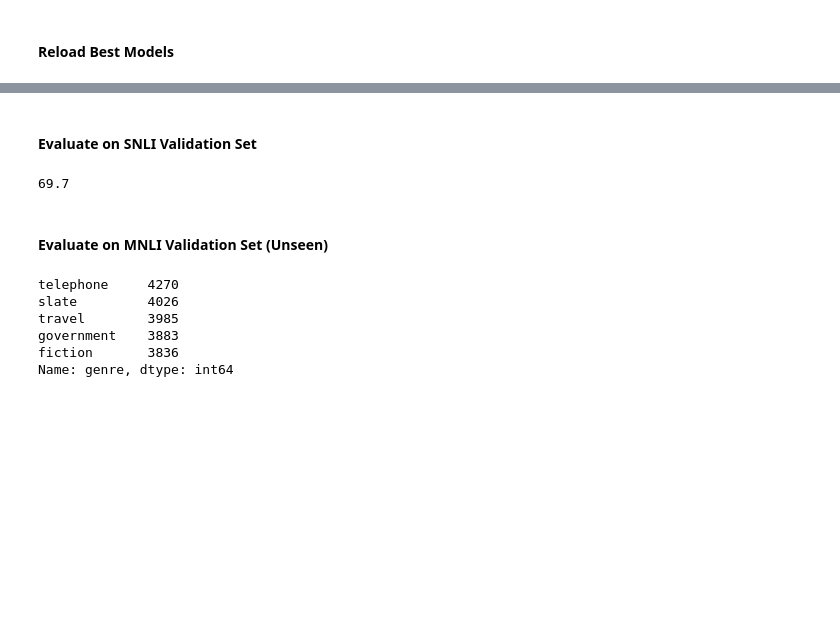
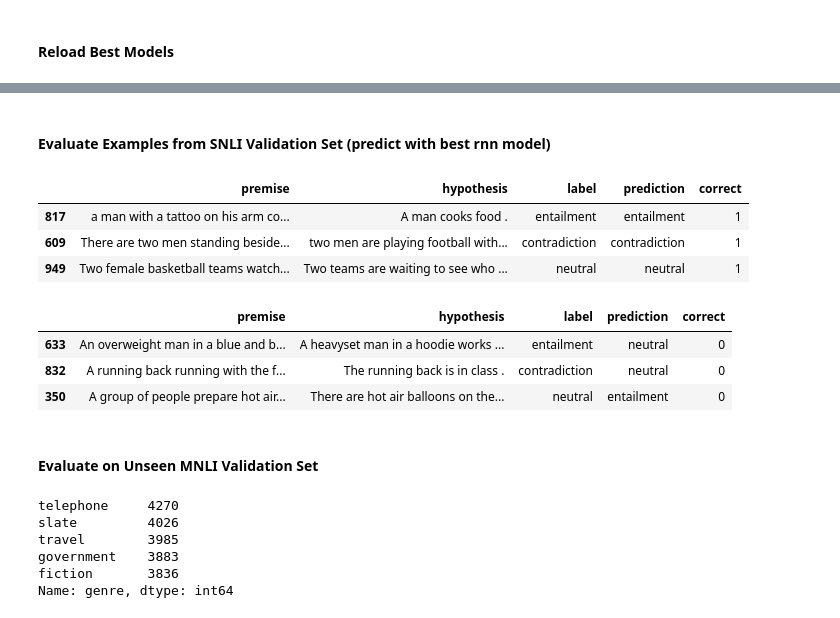
Before and after one commit to nyjgary/nlp-snli, a Jupyter notebook: nlp-snli.ipynb, the cells around one changed output, grey strips where cells are left out. Saved outputs shown, nothing was run; the diff lists cells and outputs as text; code cells hidden in the pictures; blank space fills up the shorter version.

Commit message:
Sampled correct and wrong predictions

```diff
--- a/nlp-snli.ipynb
+++ b/nlp-snli.ipynb
@@ -978,2 +980,4 @@ The best RNN model has 30685603 parameters, of which 684403 are trainable
 # %%
 # TODO: reload best CNN
+# %% [markdown]
+#### Evaluate Examples from SNLI Validation Set (predict with best rnn model)
@@ -980,13 +987,40 @@ The best RNN model has 30685603 parameters, of which 684403 are trainable
+# %%
+# zip val data, labels, and predictions
+val_combined = pd.DataFrame({
+    'premise': snli_val['sentence1'], 'hypothesis': snli_val['sentence2'],
+    'label': [t.item() for t in val_labels], 'prediction': [t.item() for t in val_predictions]})
+val_combined.head(10)
+val_combined['correct'] = np.where(val_combined['label'] == val_combined['prediction'], 1, 0)
+label_dict_reverse = dict((v,k) for k,v in label_dict.items())
+val_combined['label'] = val_combined['label'].map(label_dict_reverse)
+val_combined['prediction'] = val_combined['prediction'].map(label_dict_reverse)
+# %%
+# select 3 correct examples, one of each label
+pd.set_option('display.max_colwidth', 500)
+correct_entailment = val_combined[(val_combined['correct'] == 1) & (val_combined['label'] == 'entailment')].sample(1)
+correct_contradiction = val_combined[(val_combined['correct'] == 1) & (val_combined['label'] == 'contradiction')].sample(1)
+correct_neutral = val_combined[(val_combined['correct'] == 1) & (val_combined['label'] == 'neutral')].sample(1)
+correct_examples = pd.concat([correct_entailment, correct_contradiction, correct_neutral])
+correct_examples
+# %% [output]
+|  | premise | hypothesis | label | prediction | correct |
+| 817 | a man with a tattoo on his arm co... | A man cooks food . | entailment | entailment | 1 |
+| 609 | There are two men standing beside... | two men are playing football with... | contradiction | contradiction | 1 |
+| 949 | Two female basketball teams watch... | Two teams are waiting to see who ... | neutral | neutral | 1 |
+# %%
+# select 3 incorrect examples, one of each label
+incorrect_entailment = val_combined[(val_combined['correct'] == 0) & (val_combined['label'] == 'entailment')].sample(1)
+incorrect_contradiction = val_combined[(val_combined['correct'] == 0) & (val_combined['label'] == 'contradiction')].sample(1)
+incorrect_neutral = val_combined[(val_combined['correct'] == 0) & (val_combined['label'] == 'neutral')].sample(1)
+incorrect_examples = pd.concat([incorrect_entailment, incorrect_contradiction, incorrect_neutral])
+incorrect_examples
+# %% [output]
+|  | premise | hypothesis | label | prediction | correct |
+| 633 | An overweight man in a blue and b... | A heavyset man in a hoodie works ... | entailment | neutral | 0 |
+| 832 | A running back running with the f... | The running back is in class . | contradiction | neutral | 0 |
+| 350 | A group of people prepare hot air... | There are hot air balloons on the... | neutral | entailment | 0 |
 # %% [markdown]
-#### Evaluate on SNLI Validation Set
+#### Evaluate on Unseen MNLI Validation Set
-# %%
-# retest on SNLI validation set
-val_accuracy, val_predictions, val_labels = test_model(snli_val_loader, best_rnn_model_snli)
-print(val_accuracy)
-# %% [output]
-69.7
-# %% [markdown]
-#### Evaluate on MNLI Validation Set (Unseen)
 # %%
 mnli_genres = mnli_train['genre'].unique()
 mnli_train['genre'].value_counts()
```
Also changed, not shown: parts of 4 cells of this notebook.
